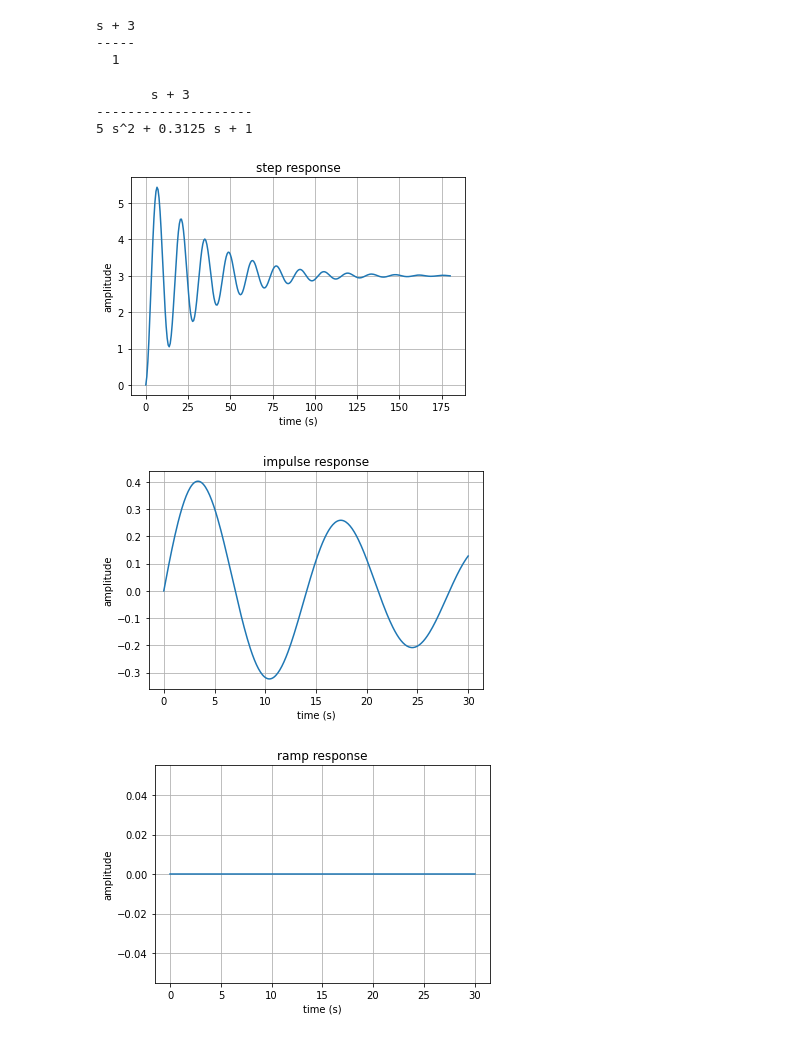
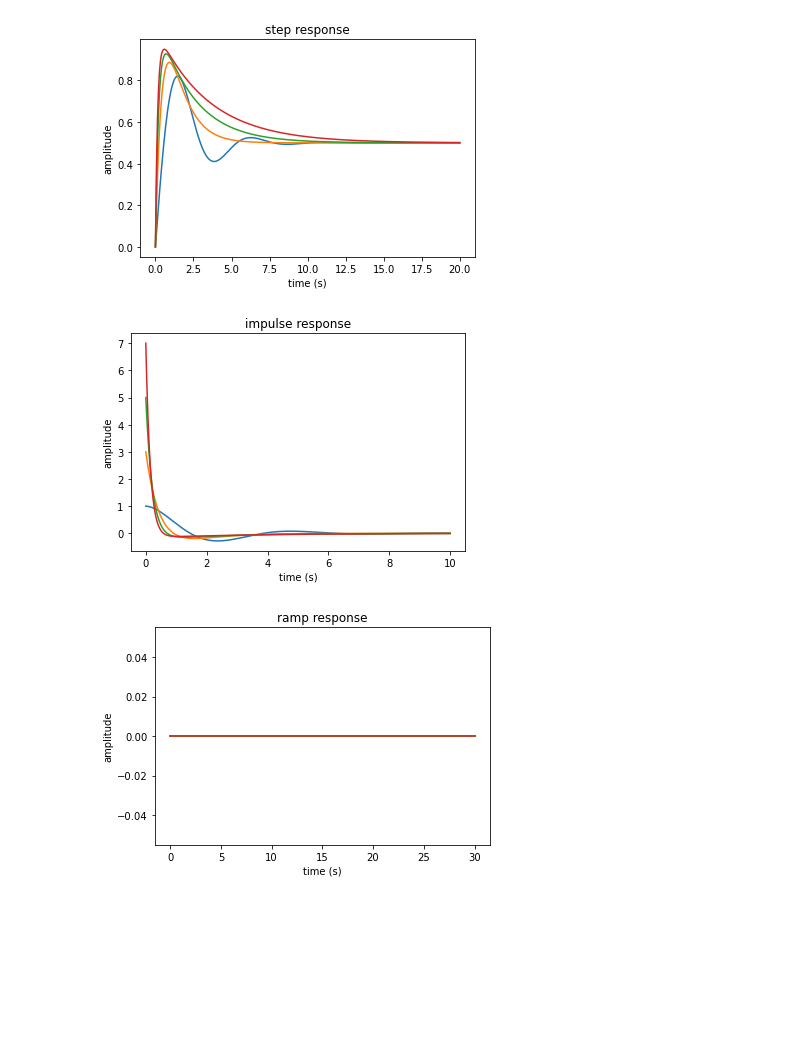
Before and after one commit to rizkimpal/Sistem-Kendali, a Jupyter notebook: tugas5.ipynb, the cells around one changed output. Saved outputs shown, nothing was run; the diff lists cells and outputs as text; code cells hidden in the pictures; blank space fills up the shorter version.

```diff
--- a/tugas5.ipynb
+++ b/tugas5.ipynb
@@ -20,18 +20,0 @@ print(sys)
-# %%
-#Kd to transfer function
-Kp = 1
-Kd = 3
-sys_c = mtl.tf([Kp, Kd], [1])
-print(sys_c)
-# %% [output]
-s + 3
------
-  1
-# %%
-#interconnection transfer function
-sys_p = mtl.series(sys, sys_c)
-print(sys_p)
-# %% [output]
-       s + 3
---------------------
-5 s^2 + 0.3125 s + 1
@@ -37,0 +30,8 @@ print(sys_p)
+# %%
+#interconnection transfer function
+fb1 = mtl.feedback(sys*sys1,1)
+fb2 = mtl.feedback(sys*sys2,1)
+fb3 = mtl.feedback(sys*sys3,1)
+fb4 = mtl.feedback(sys*sys4,1)
+fb5 = mtl.feedback(sys*sys5,1)
+fb = [fb1,fb2,fb3,fb4,fb5]
@@ -38,30 +45,33 @@ print(sys_p)
 # %%
-t = np.linspace(0, 180, 300)
-_, y = co.step_response(sys_p, t)
-plt.plot(t, y)
-plt.xlabel('time (s)')
-plt.ylabel('amplitude')
-plt.title('step response')
-plt.grid()
+for i in range(4):
+    t = np.linspace(0, 20, 300)
+    _, y = co.step_response(fb[i], t)
+    plt.plot(t, y)
+    plt.xlabel('time (s)')
+    plt.ylabel('amplitude')
+    plt.title('step response')
+    plt.grid()
 # %% [output]
-[figure, old version]
+[figure, new version]
 # %%
-t = np.linspace(0, 30, 300)
-_, y = co.impulse_response(GS, t)
-plt.plot(t, y)
-plt.xlabel('time (s)')
-plt.ylabel('amplitude')
-plt.title('impulse response')
-plt.grid()
+for i in range(4):
+    t = np.linspace(0, 10, 300)
+    _, y = co.impulse_response(fb[i], t)
+    plt.plot(t, y)
+    plt.xlabel('time (s)')
+    plt.ylabel('amplitude')
+    plt.title('impulse response')
+    plt.grid()
 # %% [output]
-[figure, old version]
+[figure, new version]
 # %%
-t = np.linspace(0, 30, 300)
-_, y = co.forced_response(GS, t)
-plt.plot(t, y)
-plt.xlabel('time (s)')
-plt.ylabel('amplitude')
-plt.title('ramp response')
-plt.grid()
+for i in range(4):
+    t = np.linspace(0, 30, 300)
+    _, y = co.forced_response(fb[i], t)
+    plt.plot(t, y)
+    plt.xlabel('time (s)')
+    plt.ylabel('amplitude')
+    plt.title('ramp response')
+    plt.grid()
 # %% [output]
-[figure, old version]
+[figure, new version]
```
Also changed, not shown: parts of 7 cells of this notebook, 1 other file.
